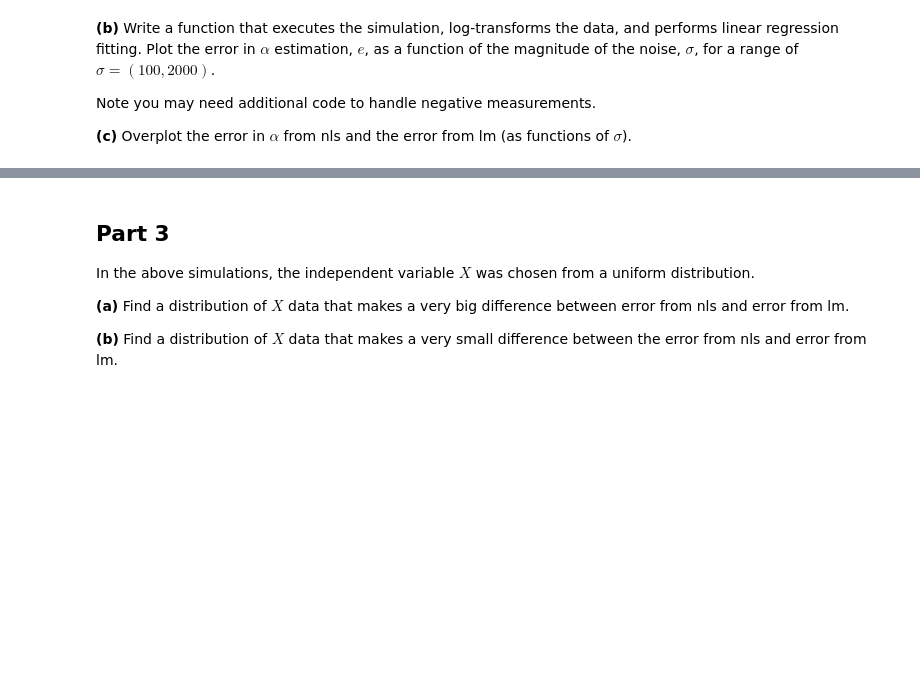
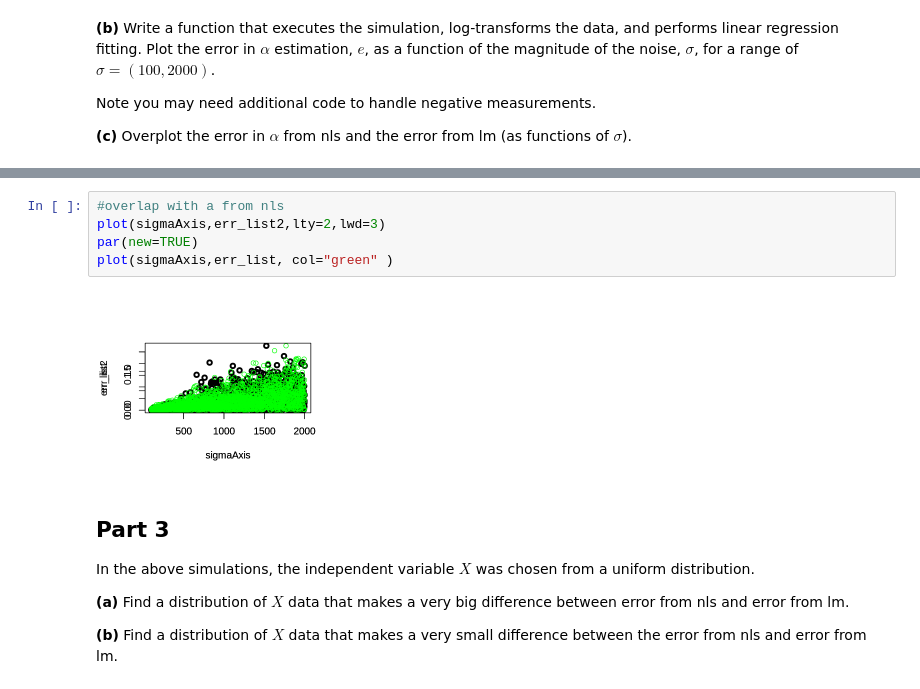
Before and after one commit to llai7/MATH227C, a Jupyter notebook: Math227C_P07_LuluLai.ipynb, the cells around one changed output, grey strips where cells are left out. Drawn from its saved outputs; the diff is of its cells as text; blank space fills up the shorter version.

```diff
--- a/Math227C_P07_LuluLai.ipynb
+++ b/Math227C_P07_LuluLai.ipynb
@@ -121,3 +144,10 @@ __(c)__ Overplot the error in $\alpha$ from nls and the error from lm (as functi
+# %%
+#overlap with a from nls
+plot(sigmaAxis,err_list2,lty=2,lwd=3)
+par(new=TRUE)
+plot(sigmaAxis,err_list, col="green" )
+# %% [output]
+[figure, added]
 # %% [markdown]
 ## Part 3
 
```
Also changed, not shown: parts of 13 cells of this notebook.
